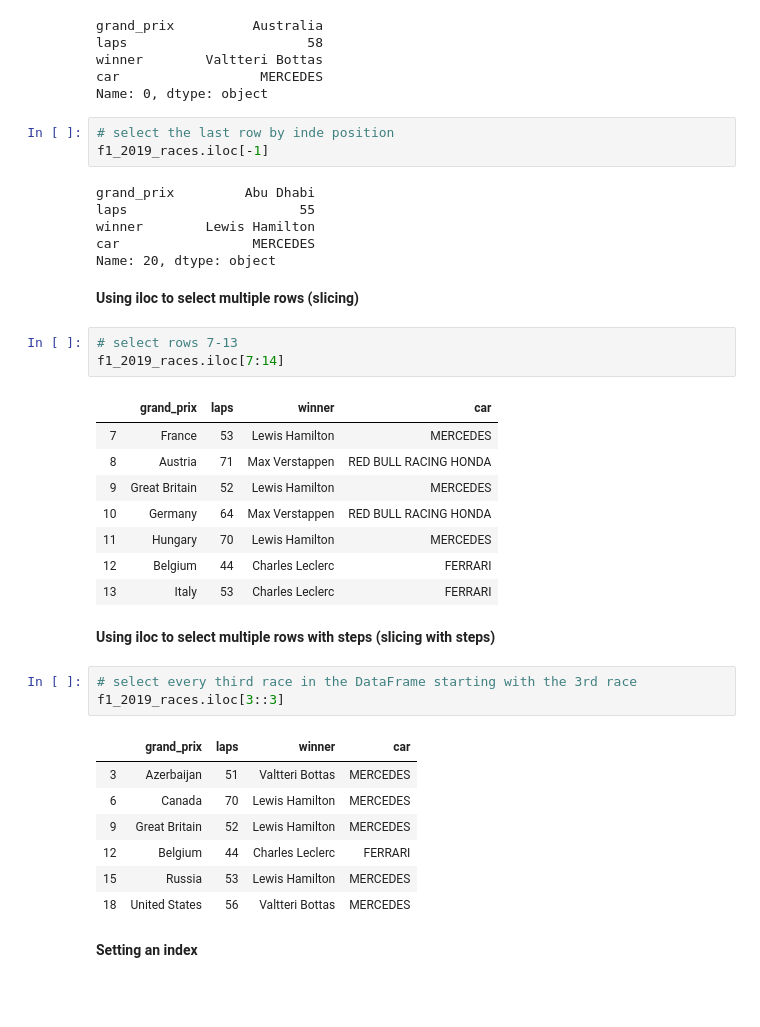
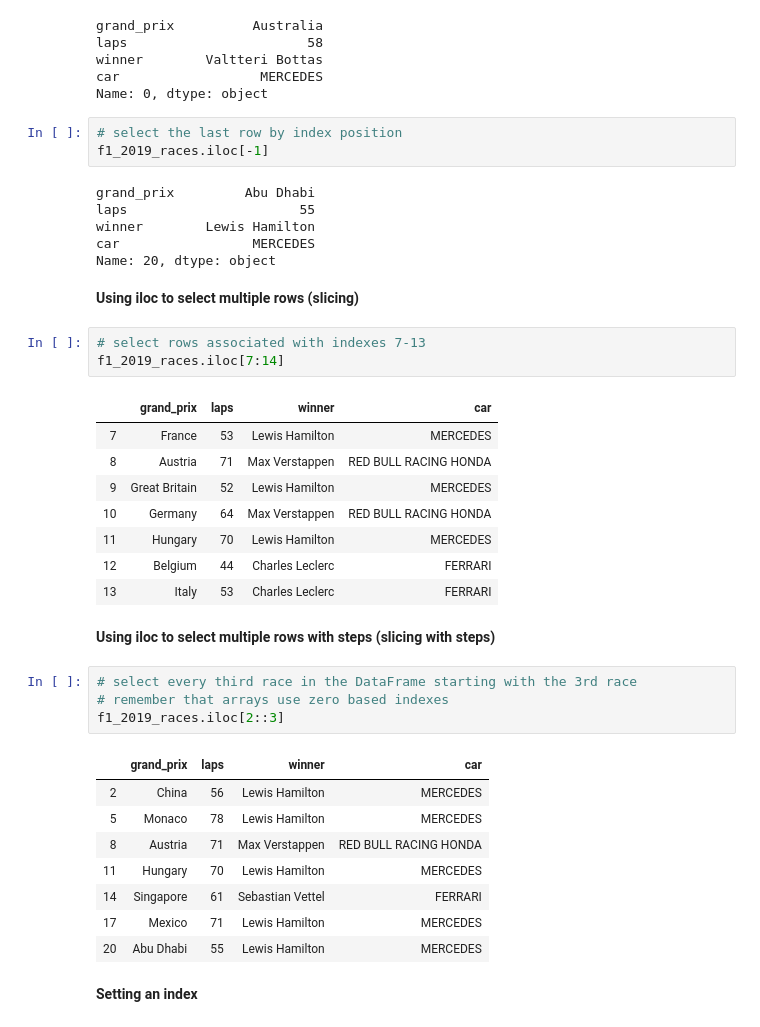
Before and after one commit to JKocher13/jupyter-notebooks.data-engineering, a Jupyter notebook: pandas/introduction_to_pandas.ipynb, the cells around one changed output. Drawn from its saved outputs; the diff is of its cells as text; blank space fills up the shorter version.

```diff
--- a/pandas/introduction_to_pandas.ipynb
+++ b/pandas/introduction_to_pandas.ipynb
@@ -291,7 +291,7 @@ winner        Valtteri Bottas
 car                  MERCEDES
 Name: 0, dtype: object
 # %%
-# select the last row by inde position
+# select the last row by index position
 f1_2019_races.iloc[-1]
 # %% [output]
 grand_prix         Abu Dhabi
@@ -302,7 +302,7 @@ Name: 20, dtype: object
 # %% [markdown]
 **Using iloc to select multiple rows (slicing)**
 # %%
-# select rows 7-13
+# select rows associated with indexes 7-13
 f1_2019_races.iloc[7:14]
 # %% [output]
 |  | grand_prix | laps | winner | car |
@@ -317,15 +317,17 @@ f1_2019_races.iloc[7:14]
 **Using iloc to select multiple rows with steps (slicing with steps)**
 # %%
 # select every third race in the DataFrame starting with the 3rd race
-f1_2019_races.iloc[3::3]
+# remember that arrays use zero based indexes
+f1_2019_races.iloc[2::3]
 # %% [output]
 |  | grand_prix | laps | winner | car |
-| 3 | Azerbaijan | 51 | Valtteri Bottas | MERCEDES |
-| 6 | Canada | 70 | Lewis Hamilton | MERCEDES |
-| 9 | Great Britain | 52 | Lewis Hamilton | MERCEDES |
-| 12 | Belgium | 44 | Charles Leclerc | FERRARI |
-| 15 | Russia | 53 | Lewis Hamilton | MERCEDES |
-| 18 | United States | 56 | Valtteri Bottas | MERCEDES |
+| 2 | China | 56 | Lewis Hamilton | MERCEDES |
+| 5 | Monaco | 78 | Lewis Hamilton | MERCEDES |
+| 8 | Austria | 71 | Max Verstappen | RED BULL RACING HONDA |
+| 11 | Hungary | 70 | Lewis Hamilton | MERCEDES |
+| 14 | Singapore | 61 | Sebastian Vettel | FERRARI |
+| 17 | Mexico | 71 | Lewis Hamilton | MERCEDES |
+| 20 | Abu Dhabi | 55 | Lewis Hamilton | MERCEDES |
 # %% [markdown]
 **Setting an index**
 # %%
```
Also changed, not shown: parts of 2 cells of this notebook.
